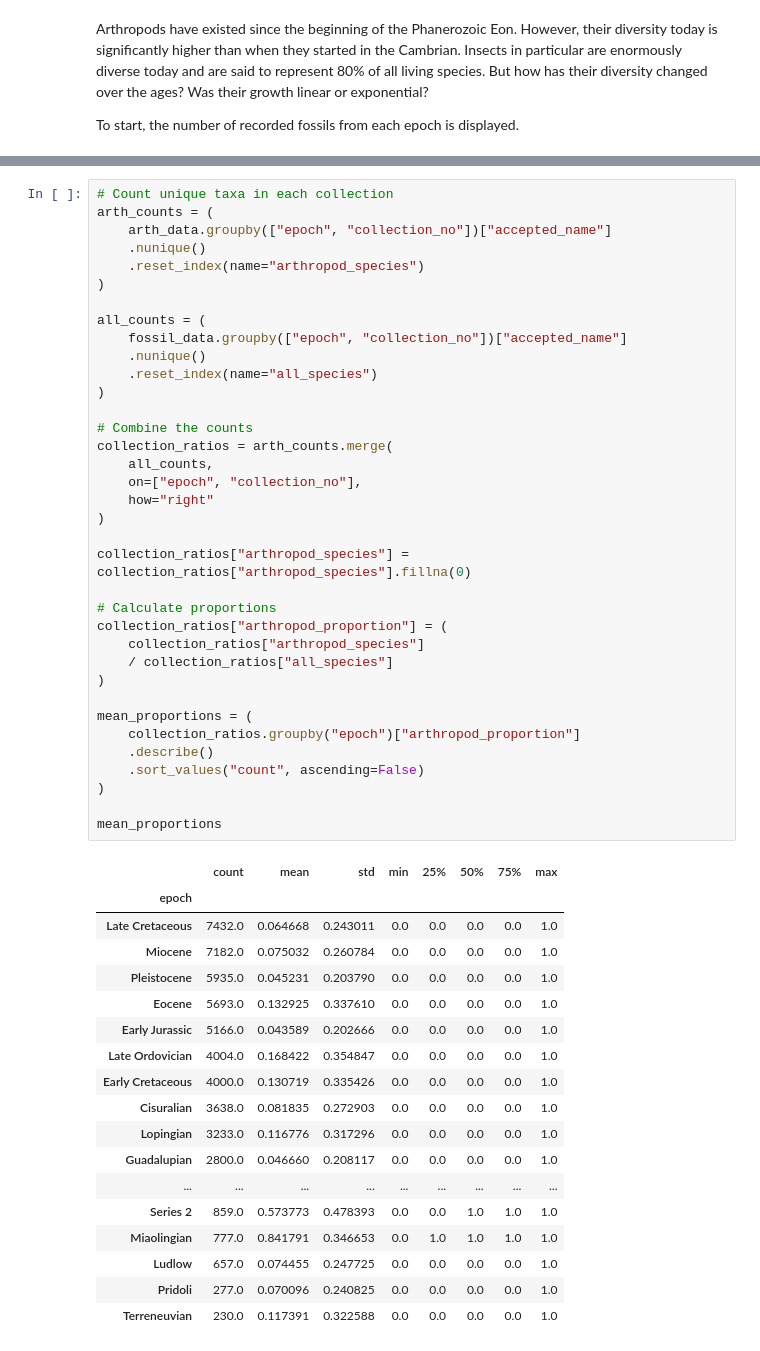
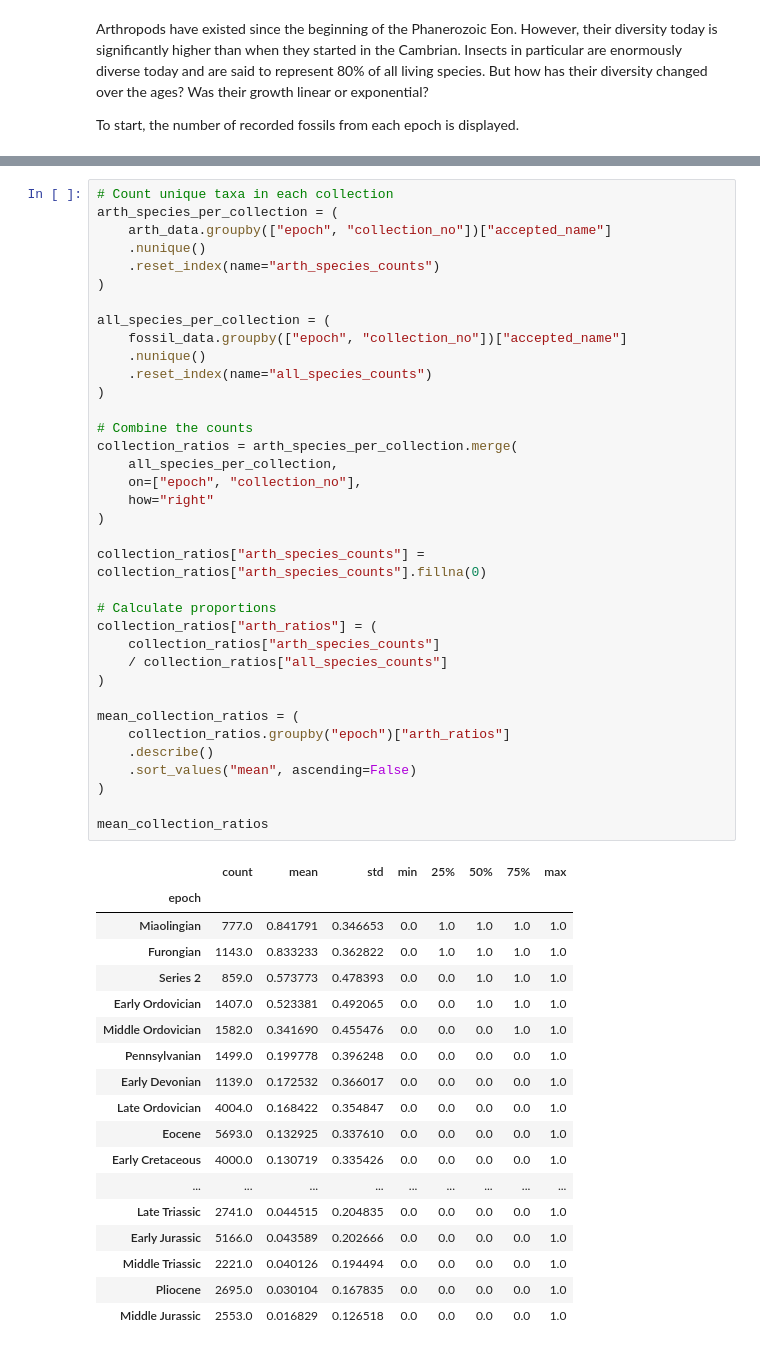
Before and after one commit to Dworlock11/Arthropod-Fossil-Diversity-Analysis, a Jupyter notebook: notebooks/02_analysis.ipynb, the cells around one changed output, grey strips where cells are left out. Cells and saved outputs as stored; diff of their text form.

```diff
--- a/notebooks/02_analysis.ipynb
+++ b/notebooks/02_analysis.ipynb
@@ -572,55 +644,55 @@ What if I perform a Chi-square test, testing the distribution of phylums for eac
 # %%
 # Count unique taxa in each collection
-arth_counts = (
+arth_species_per_collection = (
     arth_data.groupby(["epoch", "collection_no"])["accepted_name"]
     .nunique()
-    .reset_index(name="arthropod_species")
+    .reset_index(name="arth_species_counts")
 )
 
-all_counts = (
+all_species_per_collection = (
     fossil_data.groupby(["epoch", "collection_no"])["accepted_name"]
     .nunique()
-    .reset_index(name="all_species")
+    .reset_index(name="all_species_counts")
 )
 
 # Combine the counts
-collection_ratios = arth_counts.merge(
-    all_counts,
+collection_ratios = arth_species_per_collection.merge(
+    all_species_per_collection,
     on=["epoch", "collection_no"],
     how="right"
 )
 
-collection_ratios["arthropod_species"] = collection_ratios["arthropod_species"].fillna(0)
+collection_ratios["arth_species_counts"] = collection_ratios["arth_species_counts"].fillna(0)
 
 # Calculate proportions
-collection_ratios["arthropod_proportion"] = (
-    collection_ratios["arthropod_species"]
-    / collection_ratios["all_species"]
+collection_ratios["arth_ratios"] = (
+    collection_ratios["arth_species_counts"]
+    / collection_ratios["all_species_counts"]
 )
 
-mean_proportions = (
-    collection_ratios.groupby("epoch")["arthropod_proportion"]
+mean_collection_ratios = (
+    collection_ratios.groupby("epoch")["arth_ratios"]
     .describe()
-    .sort_values("count", ascending=False)
+    .sort_values("mean", ascending=False)
 )
 
-mean_proportions
+mean_collection_ratios
 # %% [output]
 |  | count | mean | std | min | 25% | 50% | 75% | max |
 | epoch |  |  |  |  |  |  |  |  |
-| Late Cretaceous | 7432.0 | 0.064668 | 0.243011 | 0.0 | 0.0 | 0.0 | 0.0 | 1.0 |
-| Miocene | 7182.0 | 0.075032 | 0.260784 | 0.0 | 0.0 | 0.0 | 0.0 | 1.0 |
-| Pleistocene | 5935.0 | 0.045231 | 0.203790 | 0.0 | 0.0 | 0.0 | 0.0 | 1.0 |
+| Miaolingian | 777.0 | 0.841791 | 0.346653 | 0.0 | 1.0 | 1.0 | 1.0 | 1.0 |
+| Furongian | 1143.0 | 0.833233 | 0.362822 | 0.0 | 1.0 | 1.0 | 1.0 | 1.0 |
+| Series 2 | 859.0 | 0.573773 | 0.478393 | 0.0 | 0.0 | 1.0 | 1.0 | 1.0 |
+| Early Ordovician | 1407.0 | 0.523381 | 0.492065 | 0.0 | 0.0 | 1.0 | 1.0 | 1.0 |
+| Middle Ordovician | 1582.0 | 0.341690 | 0.455476 | 0.0 | 0.0 | 0.0 | 1.0 | 1.0 |
+| Pennsylvanian | 1499.0 | 0.199778 | 0.396248 | 0.0 | 0.0 | 0.0 | 0.0 | 1.0 |
+| Early Devonian | 1139.0 | 0.172532 | 0.366017 | 0.0 | 0.0 | 0.0 | 0.0 | 1.0 |
+| Late Ordovician | 4004.0 | 0.168422 | 0.354847 | 0.0 | 0.0 | 0.0 | 0.0 | 1.0 |
 | Eocene | 5693.0 | 0.132925 | 0.337610 | 0.0 | 0.0 | 0.0 | 0.0 | 1.0 |
+| Early Cretaceous | 4000.0 | 0.130719 | 0.335426 | 0.0 | 0.0 | 0.0 | 0.0 | 1.0 |
+| ... | ... | ... | ... | ... | ... | ... | ... | ... |
+| Late Triassic | 2741.0 | 0.044515 | 0.204835 | 0.0 | 0.0 | 0.0 | 0.0 | 1.0 |
 | Early Jurassic | 5166.0 | 0.043589 | 0.202666 | 0.0 | 0.0 | 0.0 | 0.0 | 1.0 |
-| Late Ordovician | 4004.0 | 0.168422 | 0.354847 | 0.0 | 0.0 | 0.0 | 0.0 | 1.0 |
-| Early Cretaceous | 4000.0 | 0.130719 | 0.335426 | 0.0 | 0.0 | 0.0 | 0.0 | 1.0 |
-| Cisuralian | 3638.0 | 0.081835 | 0.272903 | 0.0 | 0.0 | 0.0 | 0.0 | 1.0 |
-| Lopingian | 3233.0 | 0.116776 | 0.317296 | 0.0 | 0.0 | 0.0 | 0.0 | 1.0 |
-| Guadalupian | 2800.0 | 0.046660 | 0.208117 | 0.0 | 0.0 | 0.0 | 0.0 | 1.0 |
-| ... | ... | ... | ... | ... | ... | ... | ... | ... |
-| Series 2 | 859.0 | 0.573773 | 0.478393 | 0.0 | 0.0 | 1.0 | 1.0 | 1.0 |
-| Miaolingian | 777.0 | 0.841791 | 0.346653 | 0.0 | 1.0 | 1.0 | 1.0 | 1.0 |
-| Ludlow | 657.0 | 0.074455 | 0.247725 | 0.0 | 0.0 | 0.0 | 0.0 | 1.0 |
-| Pridoli | 277.0 | 0.070096 | 0.240825 | 0.0 | 0.0 | 0.0 | 0.0 | 1.0 |
-| Terreneuvian | 230.0 | 0.117391 | 0.322588 | 0.0 | 0.0 | 0.0 | 0.0 | 1.0 |
+| Middle Triassic | 2221.0 | 0.040126 | 0.194494 | 0.0 | 0.0 | 0.0 | 0.0 | 1.0 |
+| Pliocene | 2695.0 | 0.030104 | 0.167835 | 0.0 | 0.0 | 0.0 | 0.0 | 1.0 |
+| Middle Jurassic | 2553.0 | 0.016829 | 0.126518 | 0.0 | 0.0 | 0.0 | 0.0 | 1.0 |
```
Also changed, not shown: parts of 34 cells of this notebook.
